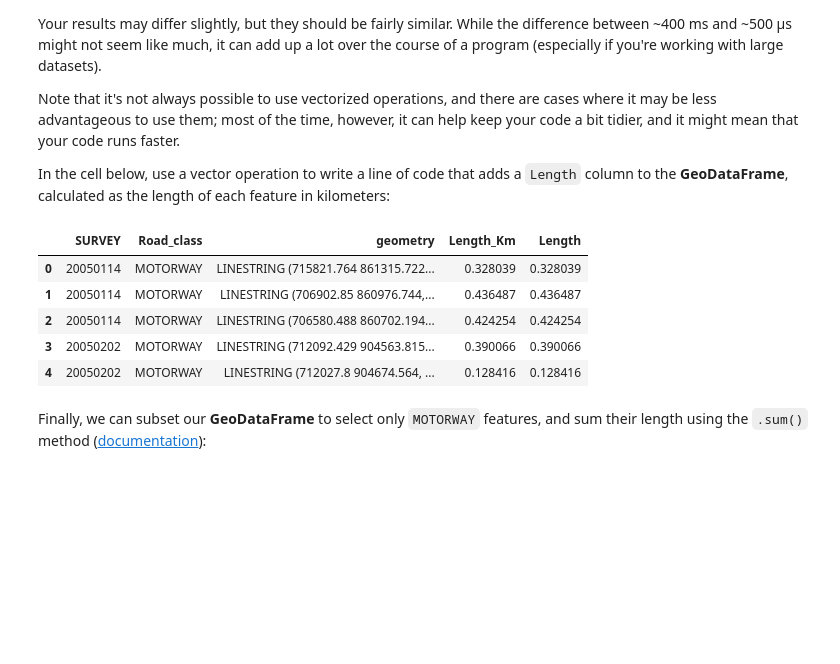
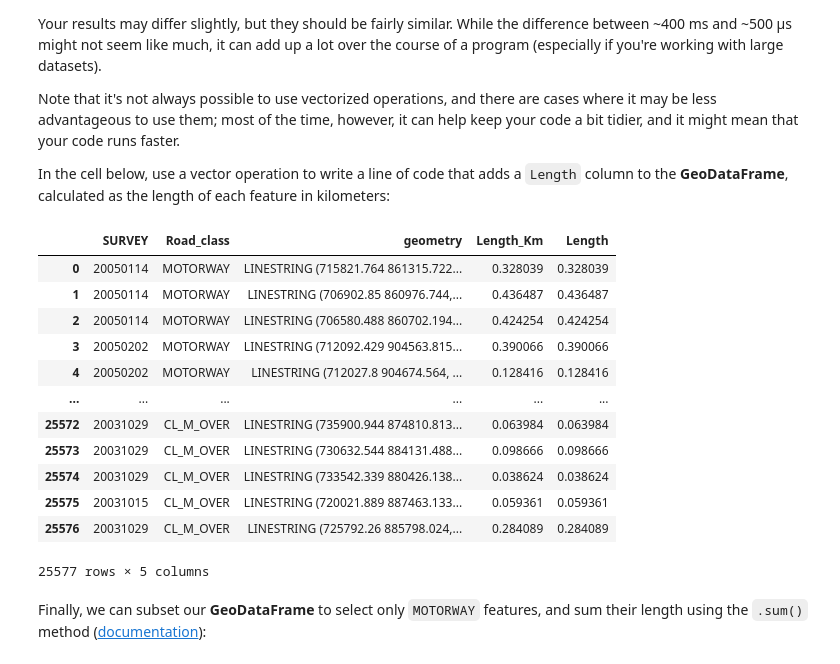
Before and after one commit to EJHolt-Study/egm722, a Jupyter notebook: Week3/VectorData.ipynb, the cells around one changed output. Cells and saved outputs as stored; diff of their text form; code cells hidden in the pictures; blank space fills up the shorter version.

```diff
--- a/Week3/VectorData.ipynb
+++ b/Week3/VectorData.ipynb
@@ -523,16 +523,24 @@ Note that it's not always possible to use vectorized operations, and there are c
 
 In the cell below, use a vector operation to write a line of code that adds a `Length` column to the **GeoDataFrame**, calculated as the length of each feature in kilometers:
 # %%
-road_itm = roads_itm.drop(columns=['Length_Km'])
+roads_itm.drop(columns=['Length_Km'])
 #roads_itm['Length'] = roads_itm['geometry'].length / 1000 # Adding Length in Kms column to GeoDataFrame
-roads_itm.head() # Show head for conformation
+#roads_itm.head() # Show head for conformation
+roads_itm
 # %% [output]
 |  | SURVEY | Road_class | geometry | Length_Km | Length |
 | 0 | 20050114 | MOTORWAY | LINESTRING (715821.764 861315.722... | 0.328039 | 0.328039 |
 | 1 | 20050114 | MOTORWAY | LINESTRING (706902.85 860976.744,... | 0.436487 | 0.436487 |
 | 2 | 20050114 | MOTORWAY | LINESTRING (706580.488 860702.194... | 0.424254 | 0.424254 |
 | 3 | 20050202 | MOTORWAY | LINESTRING (712092.429 904563.815... | 0.390066 | 0.390066 |
 | 4 | 20050202 | MOTORWAY | LINESTRING (712027.8 904674.564, ... | 0.128416 | 0.128416 |
+| ... | ... | ... | ... | ... | ... |
+| 25572 | 20031029 | CL_M_OVER | LINESTRING (735900.944 874810.813... | 0.063984 | 0.063984 |
+| 25573 | 20031029 | CL_M_OVER | LINESTRING (730632.544 884131.488... | 0.098666 | 0.098666 |
+| 25574 | 20031029 | CL_M_OVER | LINESTRING (733542.339 880426.138... | 0.038624 | 0.038624 |
+| 25575 | 20031015 | CL_M_OVER | LINESTRING (720021.889 887463.133... | 0.059361 | 0.059361 |
+| 25576 | 20031029 | CL_M_OVER | LINESTRING (725792.26 885798.024,... | 0.284089 | 0.284089 |
+25577 rows × 5 columns
 # %% [markdown]
 Finally, we can subset our **GeoDataFrame** to select only `MOTORWAY` features, and sum their length using the `.sum()` method ([documentation](https://pandas.pydata.org/pandas-docs/stable/reference/api/pandas.Series.sum.html)):
 # %%
```
